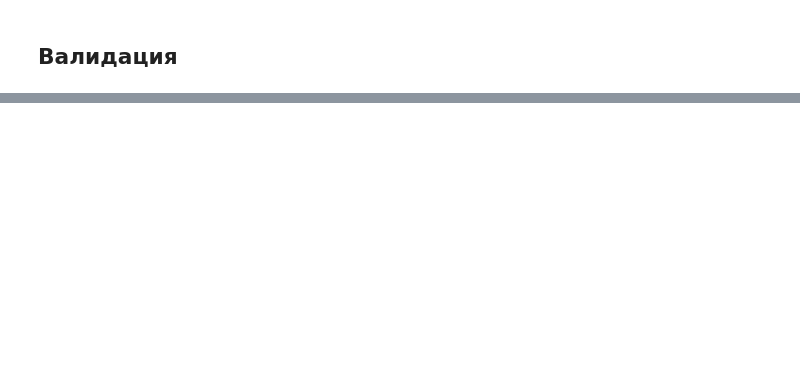
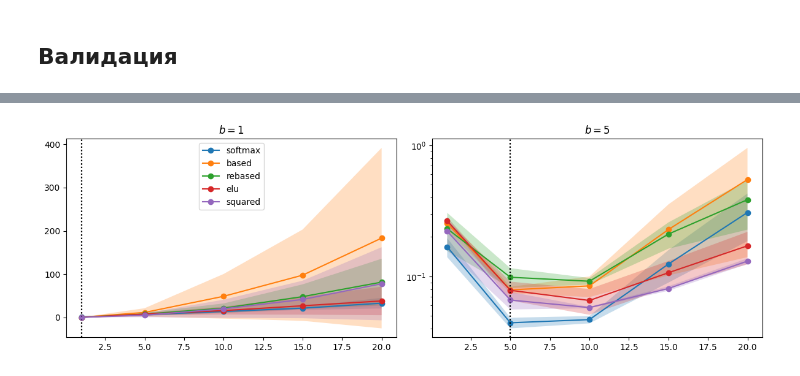
Before and after one commit to DaniilLaptev/LinearTransformers, a Jupyter notebook: training.ipynb, the cells around one changed output, grey strips where cells are left out. Saved outputs shown, nothing was run; the diff lists cells and outputs as text; code cells hidden in the pictures; blank space fills up the shorter version.

```diff
--- a/training.ipynb
+++ b/training.ipynb
@@ -300,0 +302,5 @@ for (name, b) in runs:
+# %%
+with open('./results/data/evaluation.json', 'r') as f:
+    results = json.loads(f.read())
+
+models = results.keys()
@@ -300,0 +449,26 @@ for (name, b) in runs:
+# %%
+fig, axs = plt.subplots(1, 2, figsize=(12, 4))
+
+x = [1, 5, 10, 15, 20]
+names = ['softmax', 'based', 'rebased', 'elu', 'squared']
+
+for i in range(2):
+    for name in names:
+        nms = [f'{name}_{x[i]}' + f'_{seed}' for seed in [42, 451, 1984]]
+        mean, var = get_plotting_data('extr', *nms)
+        axs[i].plot(x, mean, label = name, marker = 'o')
+        axs[i].fill_between(x, mean + var, mean - var, alpha = 0.25, linewidth = 0)
+        axs[i].axvline(x=x[i], color = 'k', linestyle = ':', alpha = 0.5, linewidth = 1.5)
+axs[1].set_yscale('log')
+
+axs[0].legend()
+axs[0].title.set_text(r'$b = 1$')
+axs[1].title.set_text(r'$b = 5$')
+# axs[2].title.set_text(r'$b = 10$')
+# axs[3].title.set_text(r'$b = 15$')
+
+plt.tight_layout()
+plt.savefig('./extrapolation 2.svg', format = 'svg')
+plt.show()
+# %% [output]
+[figure, added]
```
Also changed, not shown: parts of 15 cells of this notebook, 42 other files.
